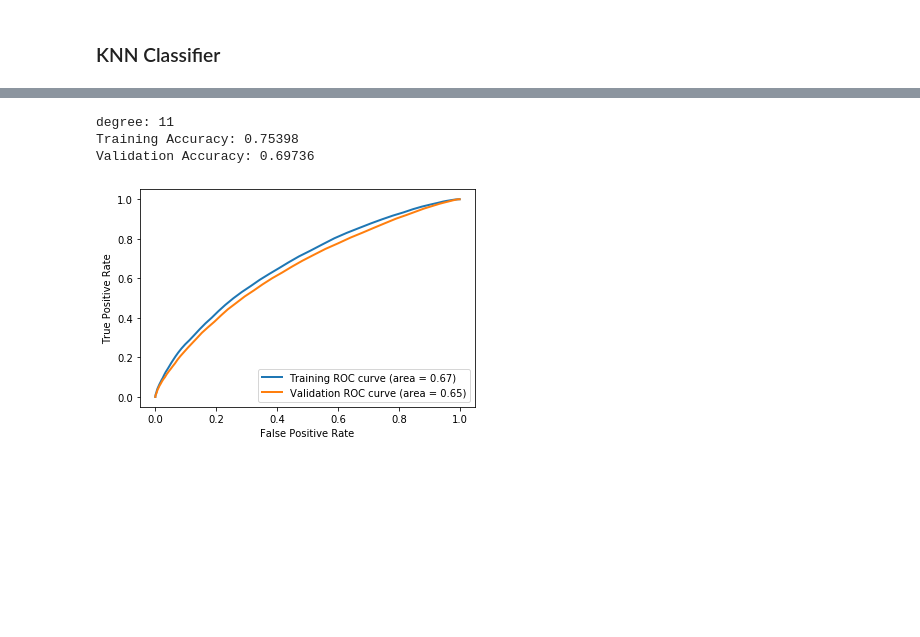
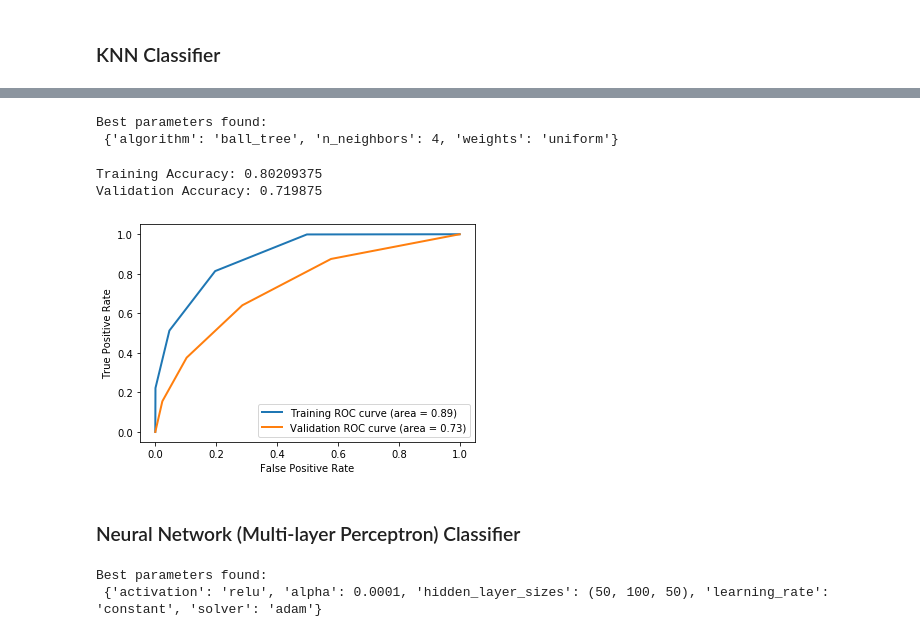
Before and after one commit to blobsey/CS178project, a Jupyter notebook: project.ipynb, the cells around one changed output, grey strips where cells are left out. Saved outputs shown, nothing was run; the diff lists cells and outputs as text; code cells hidden in the pictures; blank space fills up the shorter version.

```diff
--- a/project.ipynb
+++ b/project.ipynb
@@ -159,33 +128,42 @@ else:
-# %%
-maxAuc = 0
-maxModel = 0
-for i, model in enumerate(models):
-    predsTr = model.predict_proba(Xtr)
-    fprTr, tprTr, thresholdsTr = metrics.roc_curve(Ytr, predsTr[:, 1])
-    predsVa = model.predict_proba(Xva)
-    fprVa, tprVa, thresholdsVa = metrics.roc_curve(Yva, predsVa[:, 1])
-    roc_aucTr = roc_auc_score(Ytr, predsTr[:, 1])
-    roc_aucVa = roc_auc_score(Yva, predsVa[:, 1])
-    if maxAuc < roc_aucVa:
-        maxAuc = roc_aucVa
-        maxModel = i
-
-model = models[maxModel]
-print("degree:", degrees[maxModel])
-print("Training Accuracy:",metrics.accuracy_score(Ytr, model.predict(Xtr)))
-print("Validation Accuracy:",metrics.accuracy_score(Yva, model.predict(Xva)))
-plt.figure()
-lw = 2
-plt.plot(fprTr, tprTr,
-         lw=lw, label='Training ROC curve (area = %0.2f)' % roc_aucTr)
-plt.plot(fprVa, tprVa,
-         lw=lw, label='Validation ROC curve (area = %0.2f)' % roc_aucVa)
-plt.xlabel('False Positive Rate')
-plt.ylabel('True Positive Rate')
-plt.legend(loc="lower right")
-plt.show()
-# %% [output]
-degree: 11
-Training Accuracy: 0.75398
-Validation Accuracy: 0.69736
-[figure, removed]
+# %%
+#this code optimizes hyperparameters of the KNN Classifier
+knn = KNeighborsClassifier()
+knn_parameter_space = {
+    "n_neighbors" : [i*2 for i in range(1, 6)],
+    "weights" : ["uniform", "distance"],
+    "algorithm" : ["ball_tree", "kd_tree"]
+}
+
+clfKnn = GridSearchCV(knn, knn_parameter_space, n_jobs=-1, cv=3)
+clfKnn.fit(Xtr, Ytr)
+
+print('Best parameters found:\n', clfKnn.best_params_)
+# %% [output]
+Best parameters found:
+ {'algorithm': 'ball_tree', 'n_neighbors': 4, 'weights': 'uniform'}
+# %%
+evaluate_ROC_AUC(clfKnn, Xtr, Ytr, Xva, Yva)
+# %% [output]
+Training Accuracy: 0.80209375
+Validation Accuracy: 0.719875
+[figure, added]
+# %% [markdown]
+### Neural Network (Multi-layer Perceptron) Classifier
+# %%
+#this code optimizes hyperparameters of the MLP
+mlp = MLPClassifier(max_iter=100)
+parameter_space = {
+    'hidden_layer_sizes': [(50,50,50), (50,100,50), (100,)],
+    'activation': ['tanh', 'relu'],
+    'solver': ['sgd', 'adam'],
+    'alpha': [0.0001, 0.05],
+    'learning_rate': ['constant','adaptive'],
+}
+
+clf = GridSearchCV(mlp, parameter_space, n_jobs=-1, cv=3)
+clf.fit(Xtr, Ytr)
+
+print('Best parameters found:\n', clf.best_params_)
+# %% [output]
+Best parameters found:
+ {'activation': 'relu', 'alpha': 0.0001, 'hidden_layer_sizes': (50, 100, 50), 'learning_rate': 'constant', 'solver': 'adam'}
```
Also changed, not shown: parts of 19 cells of this notebook, 1 other file.
